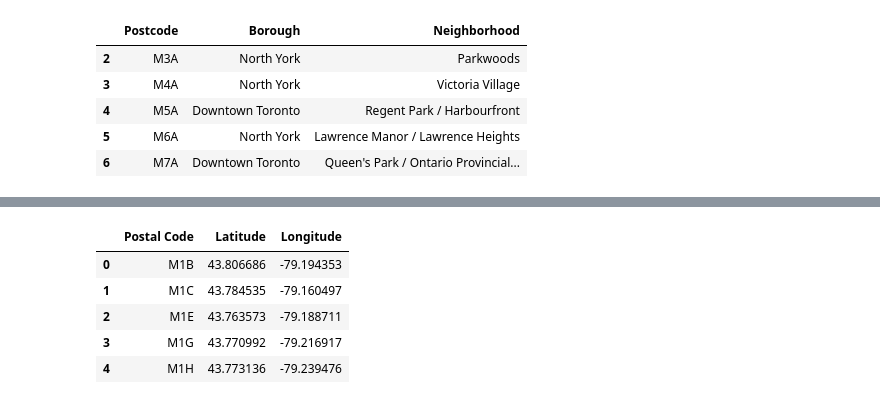
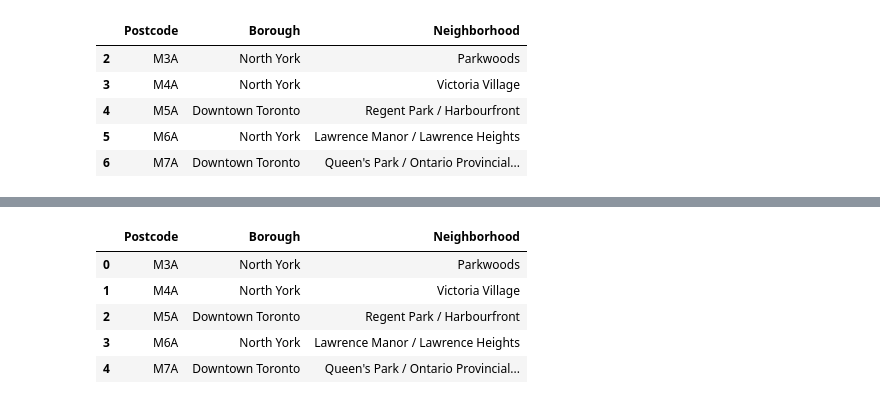
Before and after one commit to rosedavis90/Coursera_Capstone, a Jupyter notebook: Fursquare location data.ipynb, the cells around one changed output, grey strips where cells are left out. Drawn from its saved outputs; the diff is of its cells as text; code cells hidden in the pictures.

```diff
--- a/Fursquare location data.ipynb
+++ b/Fursquare location data.ipynb
@@ -95,7 +80,7 @@ df.head()
 | 3 | M4A | North York | Victoria Village |
 | 4 | M5A | Downtown Toronto | Regent Park / Harbourfront |
 # %%
-df1=df.drop([0,1,7,10,15,16,19,24,25,28,29,33,34,35,37,38,42,43,44,51,52,53,60,61,62,70,71,78,79,87,88,96,97,101,105,106,110,115,118,119,123,124,125,127,128,131,132,133,134,136,137,140,141,145,146,149,150,154,155,158,159,161,162,163,164,166,167,170,171,172,173,174,175,176,177,179])
+df1=df.drop([0,1,7,10,15,16,19,24,25,28,29,33,34,35,37,38,42,43,44,51,52,53,60,61,62,69,70,71,78,79,87,88,96,97,101,105,106,110,115,118,119,123,124,125,127,128,131,132,133,134,136,137,140,141,145,146,149,150,154,155,158,159,161,162,163,164,166,167,170,171,172,173,174,175,176,177,179])
 df1.head()
 # %% [output]
 |  | Postcode | Borough | Neighborhood |
@@ -124,10 +92,10 @@ To retain the current behavior and silence the warning, pass 'sort=True'.
-# %%
-data = pd.DataFrame(data)
-data.head()
-# %% [output]
-|  | Postal Code | Latitude | Longitude |
-| 0 | M1B | 43.806686 | -79.194353 |
-| 1 | M1C | 43.784535 | -79.160497 |
-| 2 | M1E | 43.763573 | -79.188711 |
-| 3 | M1G | 43.770992 | -79.216917 |
-| 4 | M1H | 43.773136 | -79.239476 |
+# %%
+df1.reset_index(drop=True, inplace=True)
+df1.head()
+# %% [output]
+|  | Postcode | Borough | Neighborhood |
+| 0 | M3A | North York | Parkwoods |
+| 1 | M4A | North York | Victoria Village |
+| 2 | M5A | Downtown Toronto | Regent Park / Harbourfront |
+| 3 | M6A | North York | Lawrence Manor / Lawrence Heights |
+| 4 | M7A | Downtown Toronto | Queen's Park / Ontario Provincial... |
```
Also changed, not shown: parts of 9 cells of this notebook.
